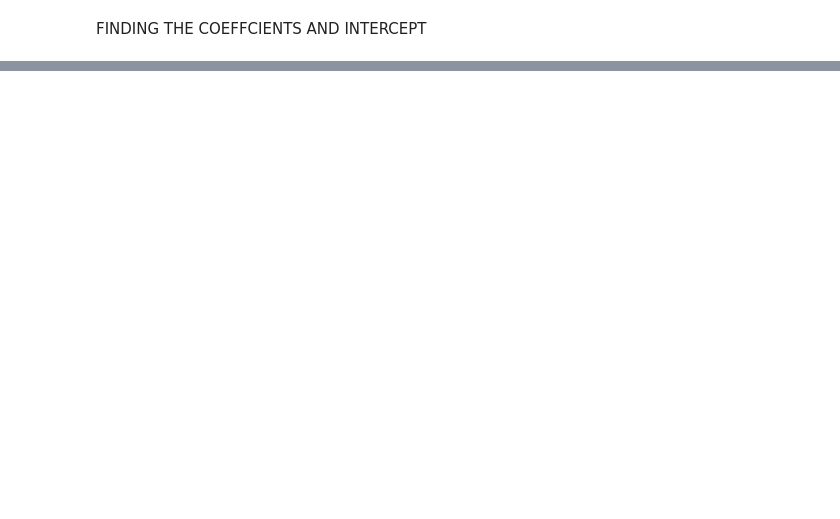
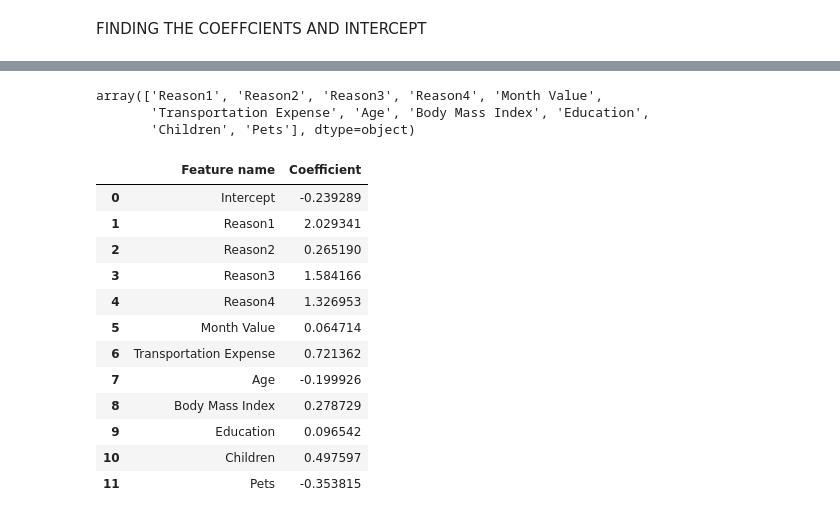
Before and after one commit to Pavancode-py/My-work-of-practice, a Jupyter notebook: Inprogress.ipynb, the cells around one changed output, grey strips where cells are left out. Cells and saved outputs as stored; diff of their text form; code cells hidden in the pictures; blank space fills up the shorter version.

```diff
--- a/Inprogress.ipynb
+++ b/Inprogress.ipynb
@@ -94,0 +92,17 @@ absentism_scaler = StandardScaler()
+# %%
+from sklearn.base import BaseEstimator, TransformerMixin
+from sklearn.preprocessing import StandardScaler
+class CustomScaler(BaseEstimator,TransformerMixin):
+    def __init__(self,columns,copy=True,with_mean=True,with_std=True):
+        self.scaler = StandardScaler(copy=copy,with_mean=with_mean,with_std=with_std) # Pass copy, with_mean, with_std as keyword arguments.
+        self.columns = columns
+        self.mean_ = None
+        self.var_ = None
+    def fit(self,X,y=None):
+        self.scaler.fit(X[self.columns],y)
+        self.mean_ = np.mean(X[self.columns])
+        self.var_ = np.var(X[self.columns])
+    def transform(self,X,y=None,copy=None):
+        init_col_order = X.columns
+        X_scaled = pd.DataFrame(self.scaler.transform(X[self.columns]),columns=self.columns)
+        return pd.concat([X_scaled,X.loc[:,~X.columns.isin(self.columns)]],axis=1)[init_col_order]
@@ -156,0 +190,6 @@ array([-0.22178064])
+# %%
+unscaled_inputs.columns.values
+# %% [output]
+array(['Reason1', 'Reason2', 'Reason3', 'Reason4', 'Month Value',
+       'Transportation Expense', 'Age', 'Body Mass Index', 'Education',
+       'Children', 'Pets'], dtype=object)
@@ -156,0 +198,21 @@ array([-0.22178064])
+# %%
+summary_table = pd.DataFrame(columns=['Feature name'],data = feature_name)
+summary_table['Coefficient'] = np.transpose(reg.coef_)
+summary_table.index = summary_table.index + 1
+summary_table.loc[0] = ['Intercept',reg.intercept_[0]]
+summary_table = summary_table.sort_index()
+summary_table
+# %% [output]
+|  | Feature name | Coefficient |
+| 0 | Intercept | -0.239289 |
+| 1 | Reason1 | 2.029341 |
+| 2 | Reason2 | 0.265190 |
+| 3 | Reason3 | 1.584166 |
+| 4 | Reason4 | 1.326953 |
+| 5 | Month Value | 0.064714 |
+| 6 | Transportation Expense | 0.721362 |
+| 7 | Age | -0.199926 |
+| 8 | Body Mass Index | 0.278729 |
+| 9 | Education | 0.096542 |
+| 10 | Children | 0.497597 |
+| 11 | Pets | -0.353815 |
```
Also changed, not shown: parts of 29 cells of this notebook.
